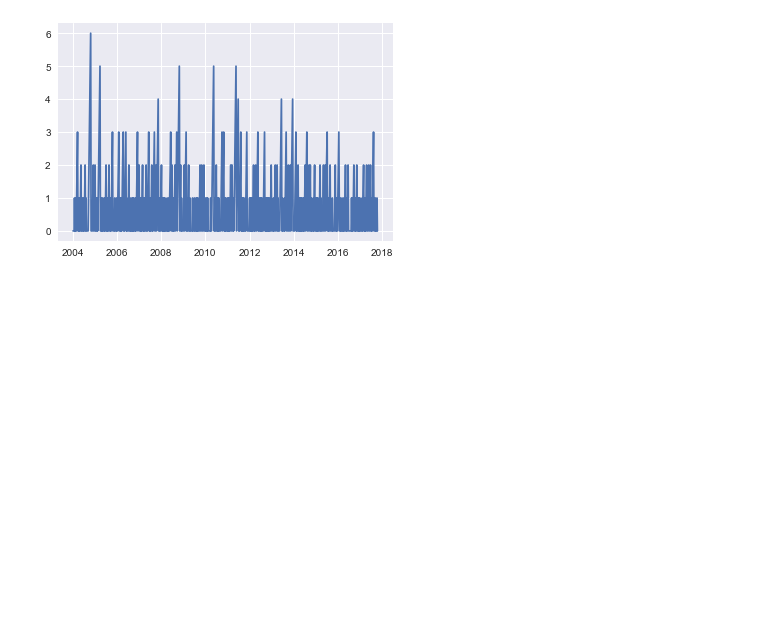
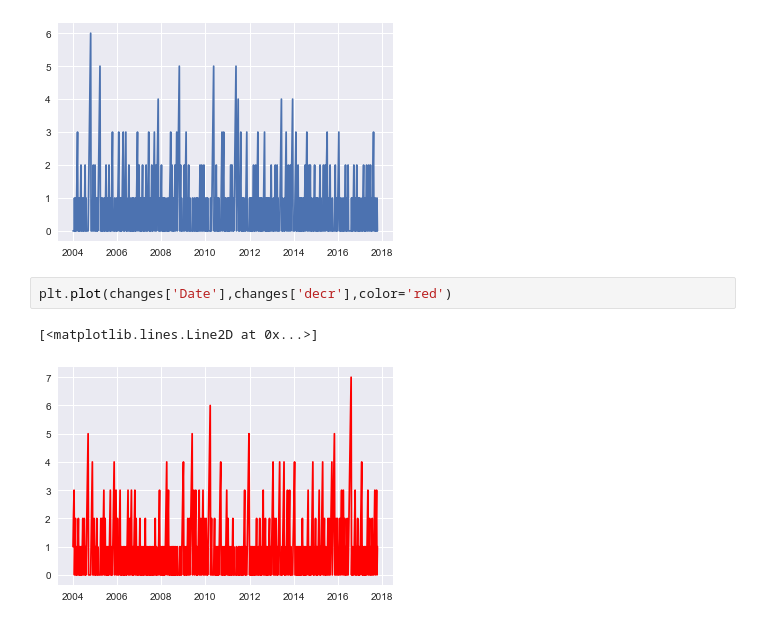
Before and after one commit to rafaljank/pythonstuff, a Jupyter notebook: vix_exploring.ipynb, the cells around one changed output. Saved outputs shown, nothing was run; the diff lists cells and outputs as text; blank space fills up the shorter version.

```diff
--- a/vix_exploring.ipynb
+++ b/vix_exploring.ipynb
@@ -310,3 +351,8 @@ plt.plot(changes['Date'],changes['incr'])
 # %% [output]
 [<matplotlib.lines.Line2D at 0x...>]
 [figure]
+# %%
+plt.plot(changes['Date'],changes['decr'],color='red')
+# %% [output]
+[<matplotlib.lines.Line2D at 0x...>]
+[figure, added]
```
Also changed, not shown: parts of 6 cells of this notebook.
